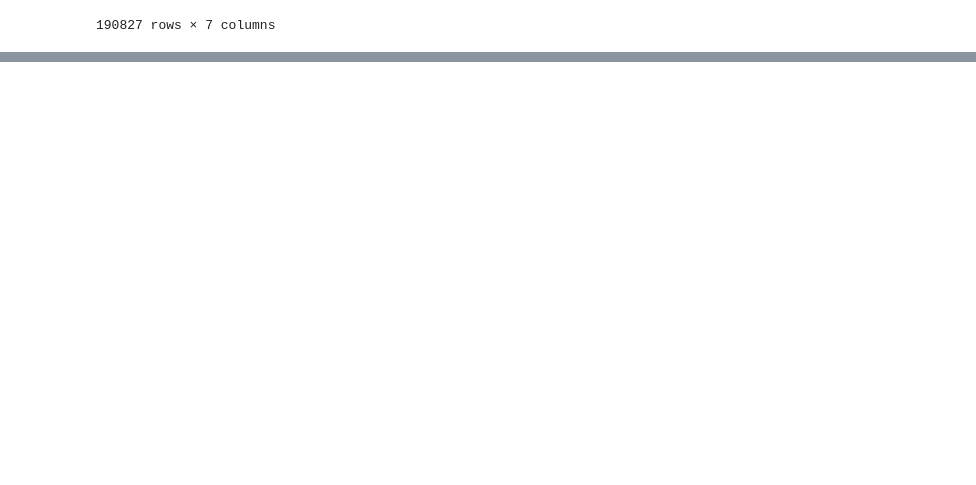
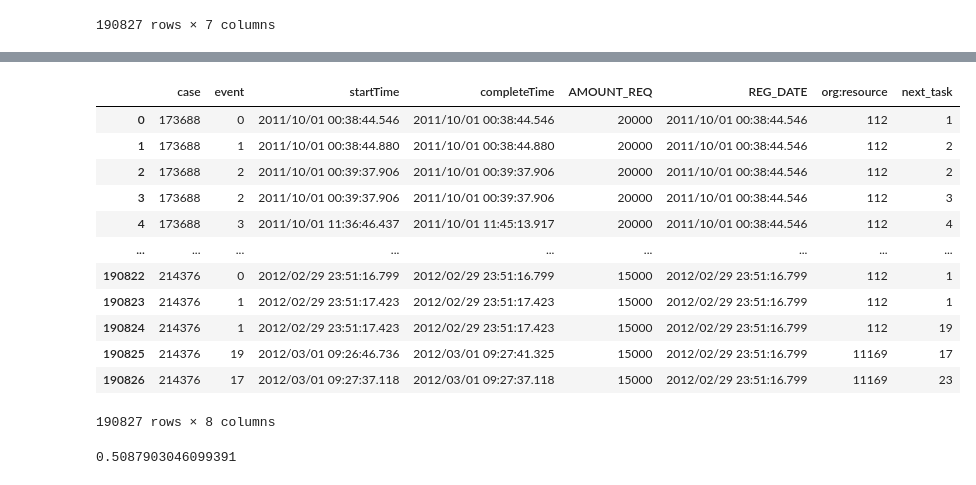
Before and after one commit to hbakardzhiev/DBL_Process_mining, a Jupyter notebook: draft.ipynb, the cells around one changed output, grey strips where cells are left out. Cells and saved outputs as stored; diff of their text form; code cells hidden in the pictures; blank space fills up the shorter version.

Commit message:
created linear regression with train-test split
tfw I commit to main

```diff
--- a/draft.ipynb
+++ b/draft.ipynb
@@ -215,0 +223,2 @@ data_iterrated.head()
+# %%
+event_to_num['None'] = 23
@@ -215,0 +245,3 @@ data_iterrated.head()
+# %%
+data_iterrated_two = data_iterrated["event"].copy()
+data_iterrated_two
@@ -215,0 +261,3 @@ data_iterrated.head()
+# %%
+for i in range(len(data_iterrated_two)):
+    data_iterrated_two[i] = event_to_num[data_iterrated_two[i]]
@@ -215,0 +284,28 @@ data_iterrated.head()
+# %%
+next_task = data_iterrated["next_task"].copy()
+for i in range(len(next_task)):
+    #print(next_task[i])
+    try:
+        next_task[i] = event_to_num[next_task[i]]
+    except:
+        next_task[i] = 23
+# %%
+#data_iterrated_two["next_task"] = next_task
+data_to_lr = data_iterrated.copy()
+data_to_lr["event"] = data_iterrated_two
+data_to_lr["next_task"] = next_task
+data_to_lr
+# %% [output]
+|  | case | event | startTime | completeTime | AMOUNT_REQ | REG_DATE | org:resource | next_task |
+| 0 | 173688 | 0 | 2011/10/01 00:38:44.546 | 2011/10/01 00:38:44.546 | 20000 | 2011/10/01 00:38:44.546 | 112 | 1 |
+| 1 | 173688 | 1 | 2011/10/01 00:38:44.880 | 2011/10/01 00:38:44.880 | 20000 | 2011/10/01 00:38:44.546 | 112 | 2 |
+| 2 | 173688 | 2 | 2011/10/01 00:39:37.906 | 2011/10/01 00:39:37.906 | 20000 | 2011/10/01 00:38:44.546 | 112 | 2 |
+| 3 | 173688 | 2 | 2011/10/01 00:39:37.906 | 2011/10/01 00:39:37.906 | 20000 | 2011/10/01 00:38:44.546 | 112 | 3 |
+| 4 | 173688 | 3 | 2011/10/01 11:36:46.437 | 2011/10/01 11:45:13.917 | 20000 | 2011/10/01 00:38:44.546 | 112 | 4 |
+| ... | ... | ... | ... | ... | ... | ... | ... | ... |
+| 190822 | 214376 | 0 | 2012/02/29 23:51:16.799 | 2012/02/29 23:51:16.799 | 15000 | 2012/02/29 23:51:16.799 | 112 | 1 |
+| 190823 | 214376 | 1 | 2012/02/29 23:51:17.423 | 2012/02/29 23:51:17.423 | 15000 | 2012/02/29 23:51:16.799 | 112 | 1 |
+| 190824 | 214376 | 1 | 2012/02/29 23:51:17.423 | 2012/02/29 23:51:17.423 | 15000 | 2012/02/29 23:51:16.799 | 112 | 19 |
+| 190825 | 214376 | 19 | 2012/03/01 09:26:46.736 | 2012/03/01 09:27:41.325 | 15000 | 2012/02/29 23:51:16.799 | 11169 | 17 |
+| 190826 | 214376 | 17 | 2012/03/01 09:27:37.118 | 2012/03/01 09:27:37.118 | 15000 | 2012/02/29 23:51:16.799 | 11169 | 23 |
+190827 rows × 8 columns
@@ -215,0 +315,7 @@ data_iterrated.head()
+# %%
+X_train, X_test, y_train, y_test = train_test_split(x, y, test_size=0.3)
+naive_predictor = LinearRegression()
+naive_predictor.fit(X_train, y_train)
+naive_predictor.score(X_test, y_test)
+# %% [output]
+0.5087903046099391
```
Also changed, not shown: parts of 7 cells of this notebook.
